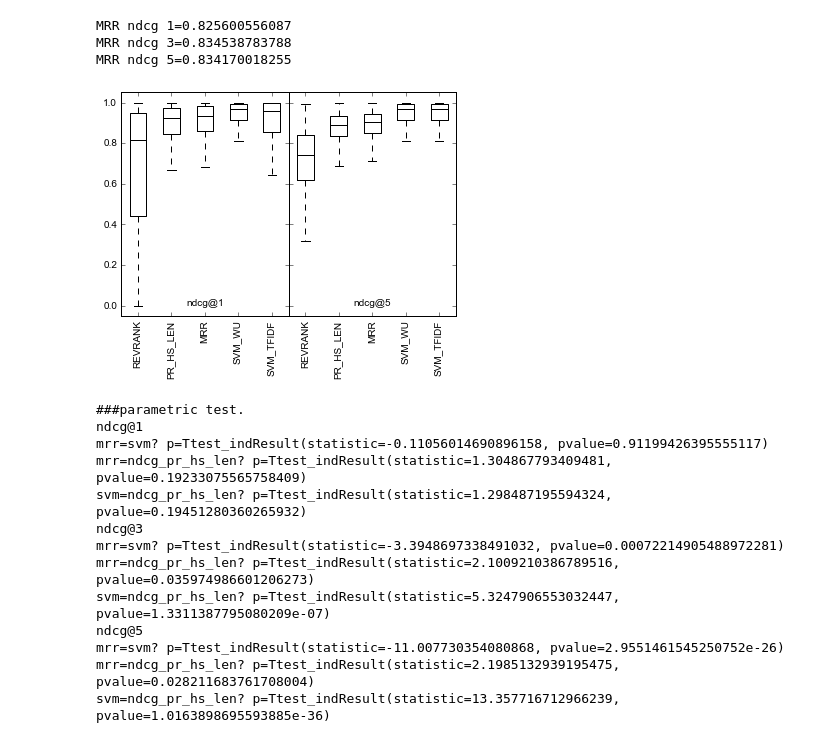
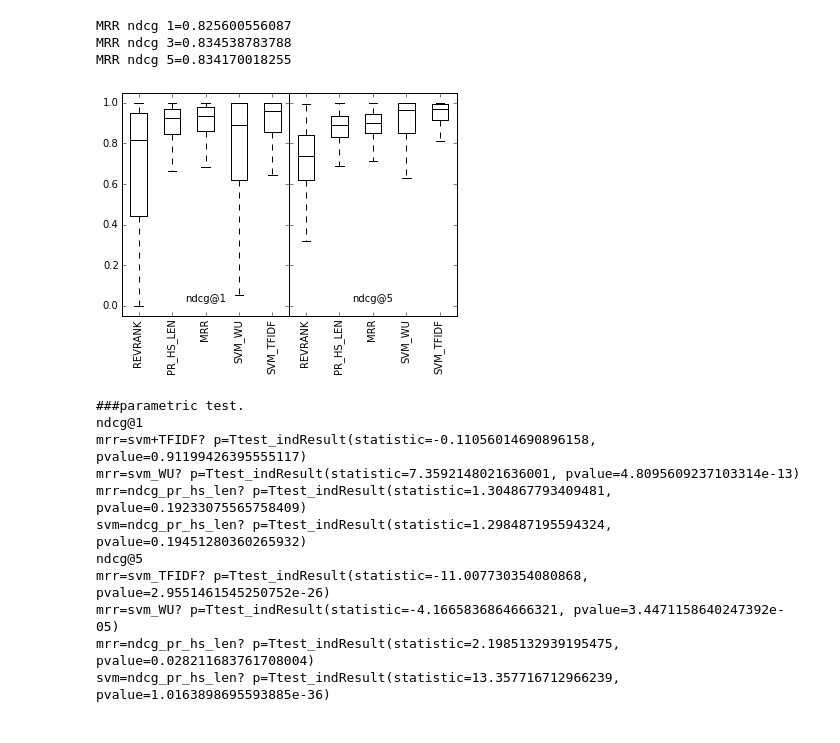
Before and after one commit to vwoloszyn/MRR, a Jupyter notebook: PR_HS_LEN_combined.ipynb, the cells around one changed output. Saved outputs shown, nothing was run; the diff lists cells and outputs as text; code cells hidden in the pictures.

```diff
--- a/PR_HS_LEN_combined.ipynb
+++ b/PR_HS_LEN_combined.ipynb
@@ -238,9 +238,9 @@ ndcg_1_svm= np.array(pd.read_csv('data/ndcg_1_svm_revisited.csv').values.tolist(
 ndcg_3_svm= np.array(pd.read_csv('data/ndcg_3_svm_revisited.csv').values.tolist())[:,1]
 ndcg_5_svm= np.array(pd.read_csv('data/ndcg_5_svm_revisited.csv').values.tolist())[:,1]
 
-ndcg_1_svm_wu= np.array(pd.read_csv('data/ndcg_5_svm_revisited.csv').values.tolist())[:,1]
-ndcg_3_svm_wu= np.array(pd.read_csv('data/ndcg_5_svm_revisited.csv').values.tolist())[:,1]
-ndcg_5_svm_wu= np.array(pd.read_csv('data/ndcg_5_svm_revisited.csv').values.tolist())[:,1]
+ndcg_1_svm_wu= np.array(pd.read_csv('data/ndcg_1_svm.csv').values.tolist())[:,1]
+ndcg_3_svm_wu= np.array(pd.read_csv('data/ndcg_3_svm.csv').values.tolist())[:,1]
+ndcg_5_svm_wu= np.array(pd.read_csv('data/ndcg_5_svm.csv').values.tolist())[:,1]
 
 import matplotlib as mpl
 mpl.rcParams.update(mpl.rcParamsDefault)
@@ -259,7 +259,7 @@ fig.subplots_adjust(wspace=0)
 data={}
 data['ndcg@1']=[ndcg_revRank1, ndcg_pr_hs_len1, ndcg_mrr_1, ndcg_1_svm_wu, ndcg_1_svm]
 #data['ndcg@3']=[ndcg_revRank3, ndcg_pr_hs_len3, ndcg_mrr_3, ndcg_3_svm_wu, ndcg_3_svm]
-data['ndcg@5']=[ndcg_revRank5, ndcg_pr_hs_len5, ndcg_mrr_5, ndcg_3_svm_wu, ndcg_5_svm]
+data['ndcg@5']=[ndcg_revRank5, ndcg_pr_hs_len5, ndcg_mrr_5, ndcg_5_svm_wu, ndcg_5_svm]
 #for ax, name in zip(axes, ['ndcg@1', 'ndcg@3', 'ndcg@5']):
 #    ax.boxplot(data[name])
 #    ax.set(xticklabels=['revRank', 'pr_hs_len', 'MRR'], xlabel=name)
@@ -304,64 +304,64 @@ plt.setp(bp3['boxes'], linewidth=1, color='black')
 plt.setp(bp3['fliers'], linewidth=1, color='black')
 plt.setp(bp3['medians'], linewidth=1, color='black')
 plt.setp(bp3['whiskers'], linewidth=1, color='black')
 
 for i in range(3):
     med = bp3['medians'][i]
     #ax3.plot([np.mean(med.get_xdata())], [np.mean(data['ndcg@5'][i])], color='k', marker='*', markeredgecolor='k')
 
 
 
 
 
 ax1.xaxis.labelpad = -80
 #ax2.xaxis.labelpad = -80
 ax3.xaxis.labelpad = -80
 
 
 
 for ax in fig.axes:
     plt.sca(ax)
     plt.xticks(rotation=90)
 
 
 # plt.figtext(0.80, 0.5, '*', color='k', backgroundcolor='gray',
 #             weight='roman', size='medium')
 # plt.figtext(0.815, 0.5, ' Mean Value', color='black', weight='roman',
 #             size='medium', backgroundcolor='gray',)
 
 plt.show()
 # %% [output]
-[figure, old version]
+[figure, new version]
 # %%
 from scipy.stats import mstats
 import scipy as scipy
 
 print "###parametric test."
 print "ndcg@1"
-print "mrr=svm? p="+ str(scipy.stats.ttest_ind(ndcg_mrr_1, ndcg_1_svm))
+print "mrr=svm+TFIDF? p="+ str(scipy.stats.ttest_ind(ndcg_mrr_1, ndcg_1_svm))
+print "mrr=svm_WU? p="+ str(scipy.stats.ttest_ind(ndcg_mrr_1, ndcg_1_svm_wu))
 print "mrr=ndcg_pr_hs_len? p="+ str(scipy.stats.ttest_ind(ndcg_mrr_1, ndcg_pr_hs_len1))
 print "svm=ndcg_pr_hs_len? p="+ str(scipy.stats.ttest_ind(ndcg_1_svm, ndcg_pr_hs_len1))
 
-print "ndcg@3"
-print "mrr=svm? p="+ str(scipy.stats.ttest_ind(ndcg_mrr_3, ndcg_3_svm))
-print "mrr=ndcg_pr_hs_len? p="+ str(scipy.stats.ttest_ind(ndcg_mrr_3, ndcg_pr_hs_len3))
-print "svm=ndcg_pr_hs_len? p="+ str(scipy.stats.ttest_ind(ndcg_3_svm, ndcg_pr_hs_len3))
+# print "ndcg@3"
+# print "mrr=svm? p="+ str(scipy.stats.ttest_ind(ndcg_mrr_3, ndcg_3_svm))
+# print "mrr=ndcg_pr_hs_len? p="+ str(scipy.stats.ttest_ind(ndcg_mrr_3, ndcg_pr_hs_len3))
+# print "svm=ndcg_pr_hs_len? p="+ str(scipy.stats.ttest_ind(ndcg_3_svm, ndcg_pr_hs_len3))
 
 print "ndcg@5"
-print "mrr=svm? p="+ str(scipy.stats.ttest_ind(ndcg_mrr_5, ndcg_5_svm))
+print "mrr=svm_TFIDF? p="+ str(scipy.stats.ttest_ind(ndcg_mrr_5, ndcg_5_svm))
+print "mrr=svm_WU? p="+ str(scipy.stats.ttest_ind(ndcg_mrr_5, ndcg_5_svm_wu))
 print "mrr=ndcg_pr_hs_len? p="+ str(scipy.stats.ttest_ind(ndcg_mrr_5, ndcg_pr_hs_len5))
 print "svm=ndcg_pr_hs_len? p="+ str(scipy.stats.ttest_ind(ndcg_5_svm, ndcg_pr_hs_len5))
 # %% [output]
 ###parametric test.
 ndcg@1
-mrr=svm? p=Ttest_indResult(statistic=-0.11056014690896158, pvalue=0.91199426395555117)
+mrr=svm+TFIDF? p=Ttest_indResult(statistic=-0.11056014690896158, pvalue=0.91199426395555117)
+mrr=svm_WU? p=Ttest_indResult(statistic=7.3592148021636001, pvalue=4.8095609237103314e-13)
 mrr=ndcg_pr_hs_len? p=Ttest_indResult(statistic=1.304867793409481, pvalue=0.19233075565758409)
 svm=ndcg_pr_hs_len? p=Ttest_indResult(statistic=1.298487195594324, pvalue=0.19451280360265932)
-ndcg@3
-mrr=svm? p=Ttest_indResult(statistic=-3.3948697338491032, pvalue=0.00072214905488972281)
-mrr=ndcg_pr_hs_len? p=Ttest_indResult(statistic=2.1009210386789516, pvalue=0.035974986601206273)
-svm=ndcg_pr_hs_len? p=Ttest_indResult(statistic=5.3247906553032447, pvalue=1.3311387795080209e-07)
 ndcg@5
-mrr=svm? p=Ttest_indResult(statistic=-11.007730354080868, pvalue=2.9551461545250752e-26)
+mrr=svm_TFIDF? p=Ttest_indResult(statistic=-11.007730354080868, pvalue=2.9551461545250752e-26)
+mrr=svm_WU? p=Ttest_indResult(statistic=-4.1665836864666321, pvalue=3.4471158640247392e-05)
 mrr=ndcg_pr_hs_len? p=Ttest_indResult(statistic=2.1985132939195475, pvalue=0.028211683761708004)
 svm=ndcg_pr_hs_len? p=Ttest_indResult(statistic=13.357716712966239, pvalue=1.0163898695593885e-36)
```
Also changed, not shown: parts of 2 cells of this notebook, 4 other files.
